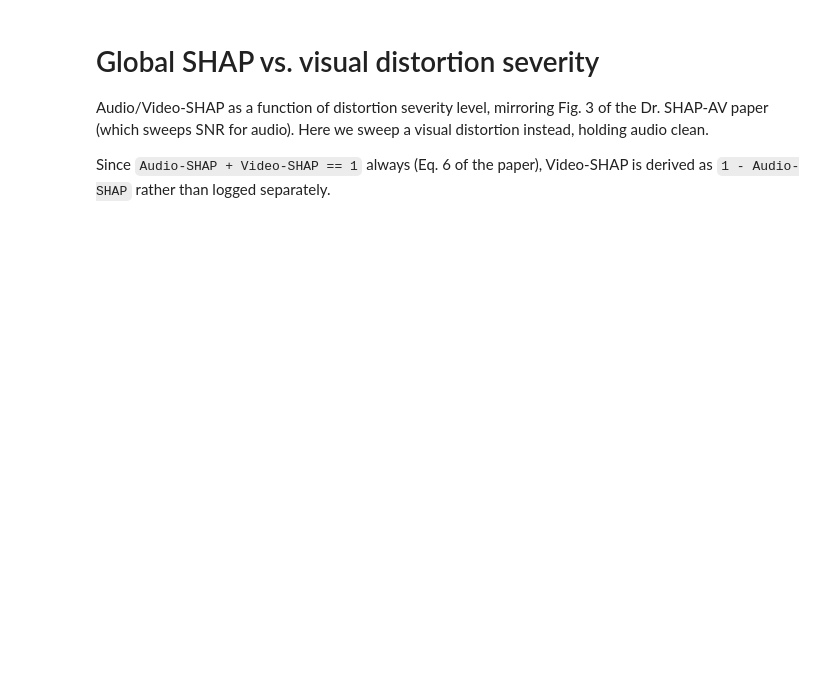
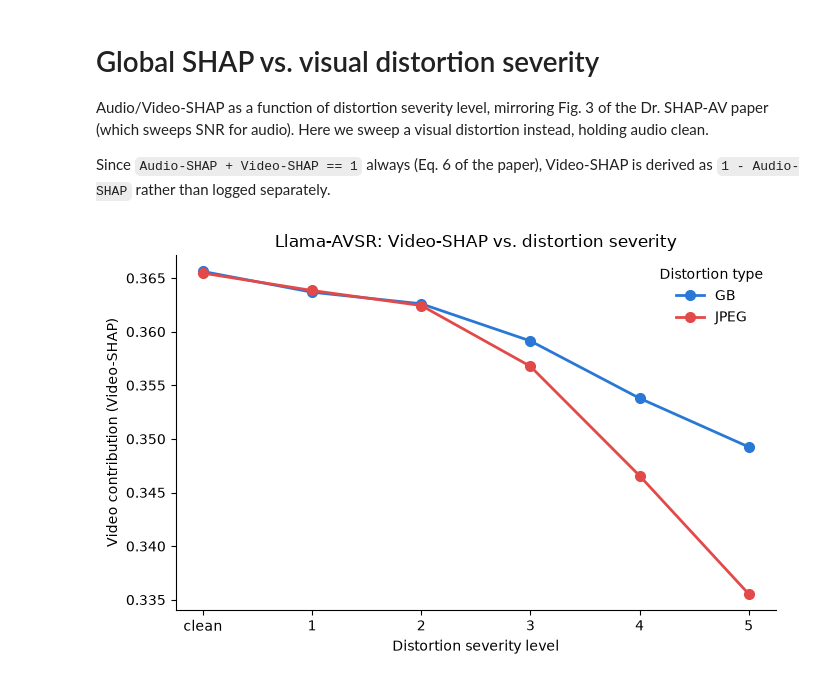
Before and after one commit to Jupiter-is-BIG/Dr-SHAP-AV, a Jupyter notebook: analysis.ipynb, the cells around one changed output. Drawn from its saved outputs; the diff is of its cells as text; code cells hidden in the pictures; blank space fills up the shorter version.

```diff
--- a/analysis.ipynb
+++ b/analysis.ipynb
@@ -7,31 +7,41 @@ Since `Audio-SHAP + Video-SHAP == 1` always (Eq. 6 of the paper), Video-SHAP is
 # %%
 import matplotlib.pyplot as plt
 
-VIDEO_COLOR = "#e34948"
+# Fixed per-distortion-type color identity, so a type keeps its color across
+# plots even as more types are added (color follows the entity, not its rank).
+DIST_TYPE_COLORS = {
+    "GB": "#2a78d6",     # blue
+    "JPEG": "#e34948",   # red
+    "GNC": "#1baf7a",    # aqua
+    "BW": "#eda100",     # yellow
+    "CC": "#4a3aa7",     # violet
+}
 
 
-def plot_video_shap_severity(levels, audio_shap, dist_type, model_name):
+def plot_video_shap_severity(levels, audio_shap_by_type, model_name):
     """
     levels: x-axis tick labels, e.g. ["clean", "1", "2", "3", "4", "5"]
-    audio_shap: Audio-SHAP fraction (0-1) per level, same order as `levels`
-    dist_type: distortion type shown in the legend, e.g. "GB"
+    audio_shap_by_type: dict of {dist_type: [Audio-SHAP fraction per level]},
+        e.g. {"GB": [...], "JPEG": [...]}
     model_name: shown in the title
     """
-    video_shap = [1.0 - a for a in audio_shap]
     x = range(len(levels))
+    fig, ax = plt.subplots(figsize=(7, 4.5))
 
-    fig, ax = plt.subplots(figsize=(7, 4.5))
-    ax.plot(
-        x, video_shap, marker="o", markersize=7, linewidth=2,
-        color=VIDEO_COLOR, label=dist_type,
-    )
+    for dist_type, audio_shap in audio_shap_by_type.items():
+        video_shap = [1.0 - a for a in audio_shap]
+        ax.plot(
+            x, video_shap, marker="o", markersize=7, linewidth=2,
+            color=DIST_TYPE_COLORS[dist_type], label=dist_type,
+        )
+
     ax.set_xlabel("Distortion severity level")
     ax.set_ylabel("Video contribution (Video-SHAP)")
     ax.set_xticks(list(x))
     ax.set_xticklabels(levels)
     ax.spines["top"].set_visible(False)
     ax.spines["right"].set_visible(False)
-    ax.legend(frameon=False)
+    ax.legend(frameon=False, title="Distortion type")
 
     ax.set_title(f"{model_name}: Video-SHAP vs. distortion severity")
     fig.tight_layout()
@@ -39,16 +49,29 @@ def plot_video_shap_severity(levels, audio_shap, dist_type, model_name):
 # %%
 levels = ["clean", "1", "2", "3", "4", "5"]
 
 audio_shap_llamaavsr_gb = [
     0.6343841552734375,   # clean
     0.636317789554596,    # lvl 1
     0.6373989582061768,   # lvl 2
     0.6408631801605225,   # lvl 3
     0.6462072730064392,   # lvl 4
     0.6507480144500732,   # lvl 5
 ]
 
+audio_shap_llamaavsr_jpeg = [
+    0.6345399022102356,   # clean
+    0.6361595988273621,   # lvl 1
+    0.6375601291656494,   # lvl 2
+    0.6432302594184875,   # lvl 3
+    0.6534318327903748,   # lvl 4
+    0.6644567847251892,   # lvl 5
+]
+
 fig, ax = plot_video_shap_severity(
-    levels, audio_shap_llamaavsr_gb, dist_type="GB", model_name="Llama-AVSR"
+    levels,
+    {"GB": audio_shap_llamaavsr_gb, "JPEG": audio_shap_llamaavsr_jpeg},
+    model_name="Llama-AVSR",
 )
 plt.show()
+# %% [output]
+[figure, added]
```
Also changed, not shown: 1 other file.
